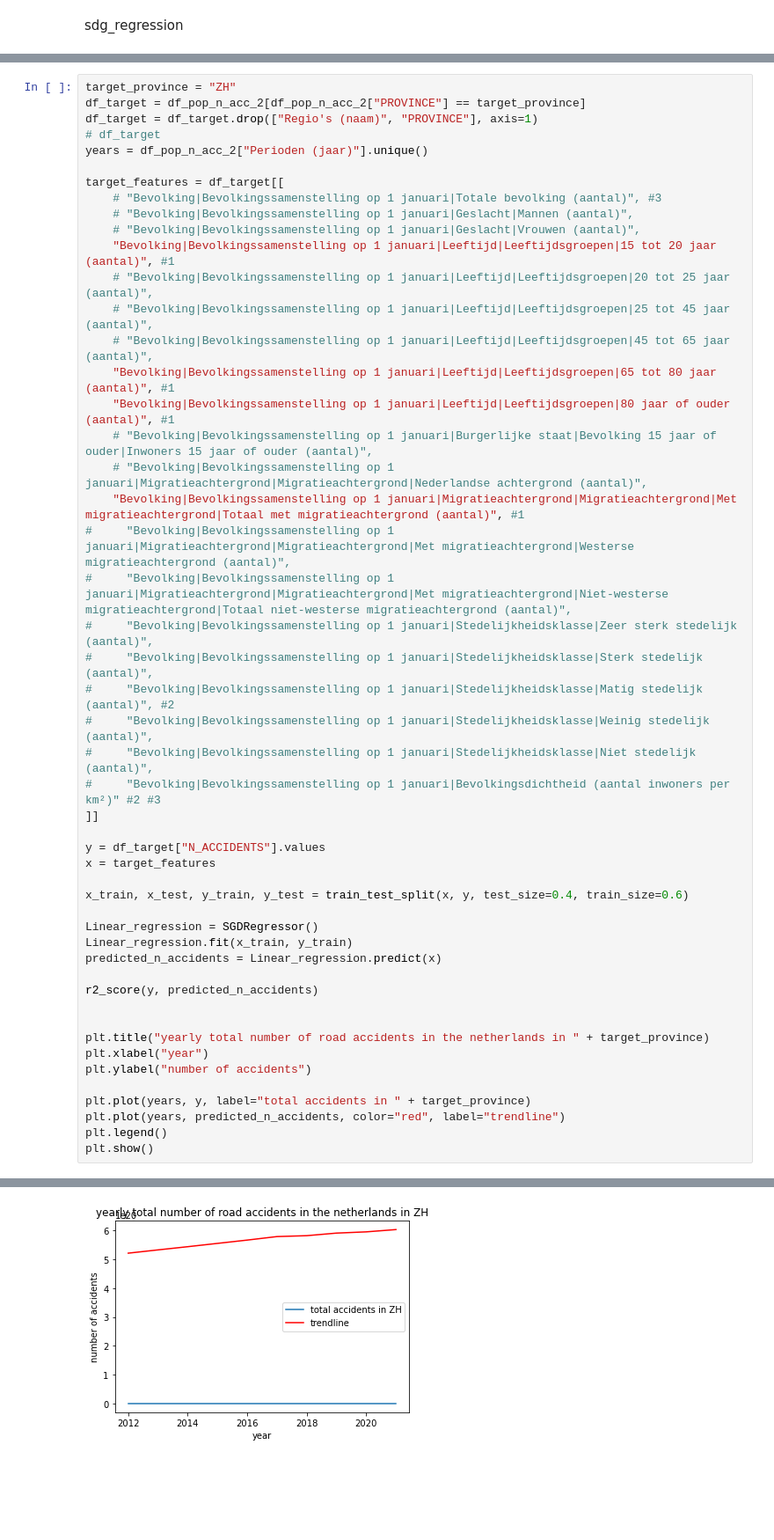
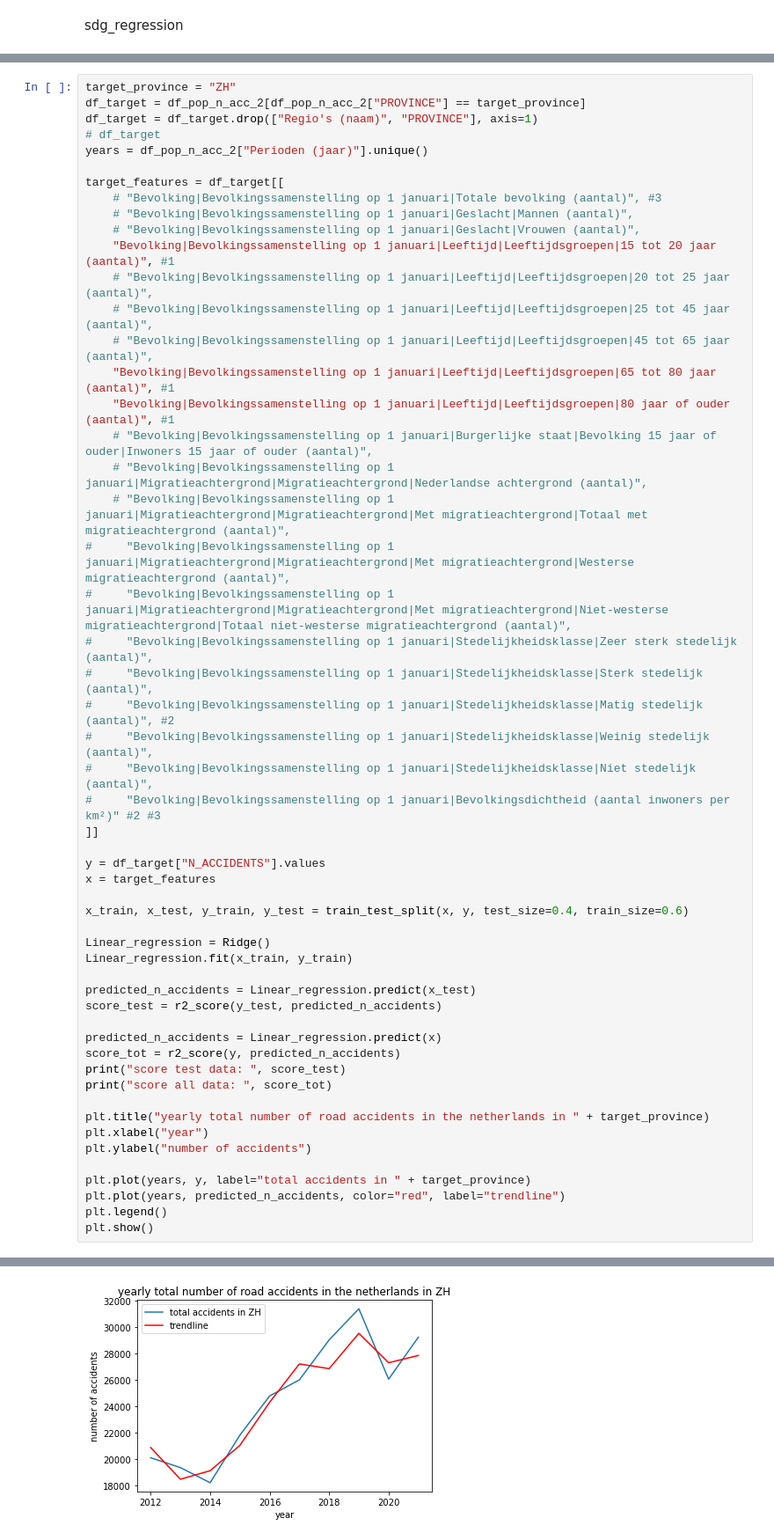
Before and after one commit to stefan1234567891011/AI_personal_project, a Jupyter notebook: code/data.ipynb, the cells around one changed output, grey strips where cells are left out. Shown at 88% size. Cells and saved outputs as stored; diff of their text form; blank space fills up the shorter version.

Commit message:
update data and clean

```diff
--- a/code/data.ipynb
+++ b/code/data.ipynb
@@ -2027,7 +2177,7 @@ target_features = df_target[[
     "Bevolking|Bevolkingssamenstelling op 1 januari|Leeftijd|Leeftijdsgroepen|80 jaar of ouder (aantal)", #1
     # "Bevolking|Bevolkingssamenstelling op 1 januari|Burgerlijke staat|Bevolking 15 jaar of ouder|Inwoners 15 jaar of ouder (aantal)",
     # "Bevolking|Bevolkingssamenstelling op 1 januari|Migratieachtergrond|Migratieachtergrond|Nederlandse achtergrond (aantal)",
-    "Bevolking|Bevolkingssamenstelling op 1 januari|Migratieachtergrond|Migratieachtergrond|Met migratieachtergrond|Totaal met migratieachtergrond (aantal)", #1
+    # "Bevolking|Bevolkingssamenstelling op 1 januari|Migratieachtergrond|Migratieachtergrond|Met migratieachtergrond|Totaal met migratieachtergrond (aantal)",
 #     "Bevolking|Bevolkingssamenstelling op 1 januari|Migratieachtergrond|Migratieachtergrond|Met migratieachtergrond|Westerse migratieachtergrond (aantal)",
 #     "Bevolking|Bevolkingssamenstelling op 1 januari|Migratieachtergrond|Migratieachtergrond|Met migratieachtergrond|Niet-westerse migratieachtergrond|Totaal niet-westerse migratieachtergrond (aantal)",
 #     "Bevolking|Bevolkingssamenstelling op 1 januari|Stedelijkheidsklasse|Zeer sterk stedelijk (aantal)",
@@ -2043,12 +2193,16 @@ x = target_features
 
 x_train, x_test, y_train, y_test = train_test_split(x, y, test_size=0.4, train_size=0.6)
 
-Linear_regression = SGDRegressor()
+Linear_regression = Ridge()
 Linear_regression.fit(x_train, y_train)
+
+predicted_n_accidents = Linear_regression.predict(x_test)
+score_test = r2_score(y_test, predicted_n_accidents)
+
 predicted_n_accidents = Linear_regression.predict(x)
-
-r2_score(y, predicted_n_accidents)
-
+score_tot = r2_score(y, predicted_n_accidents)
+print("score test data: ", score_test)
+print("score all data: ", score_tot)
 
 plt.title("yearly total number of road accidents in the netherlands in " + target_province)
 plt.xlabel("year")
@@ -2062 +2218 @@ plt.show()
-[figure, old version]
+[figure, new version]
```
Also changed, not shown: parts of 24 cells of this notebook, 1 other file.
